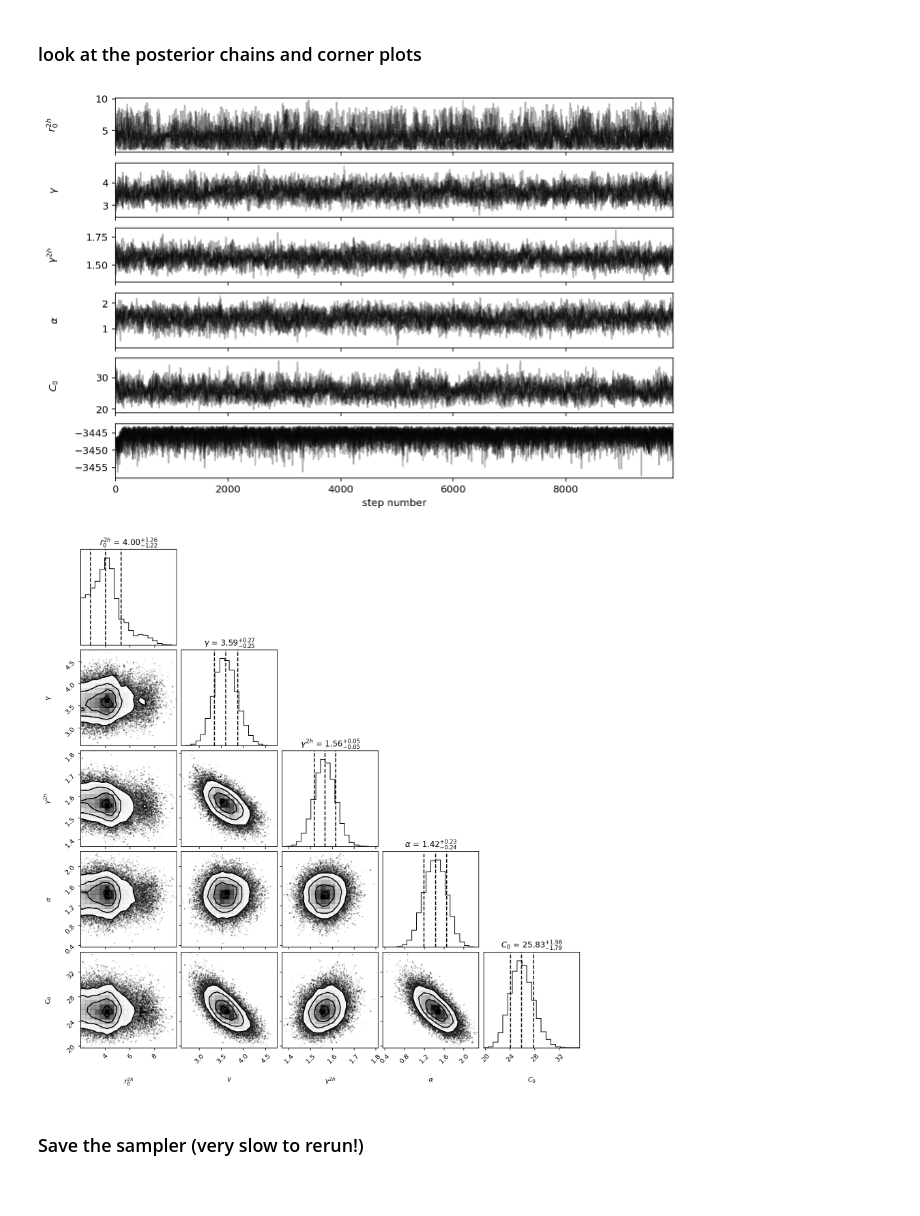
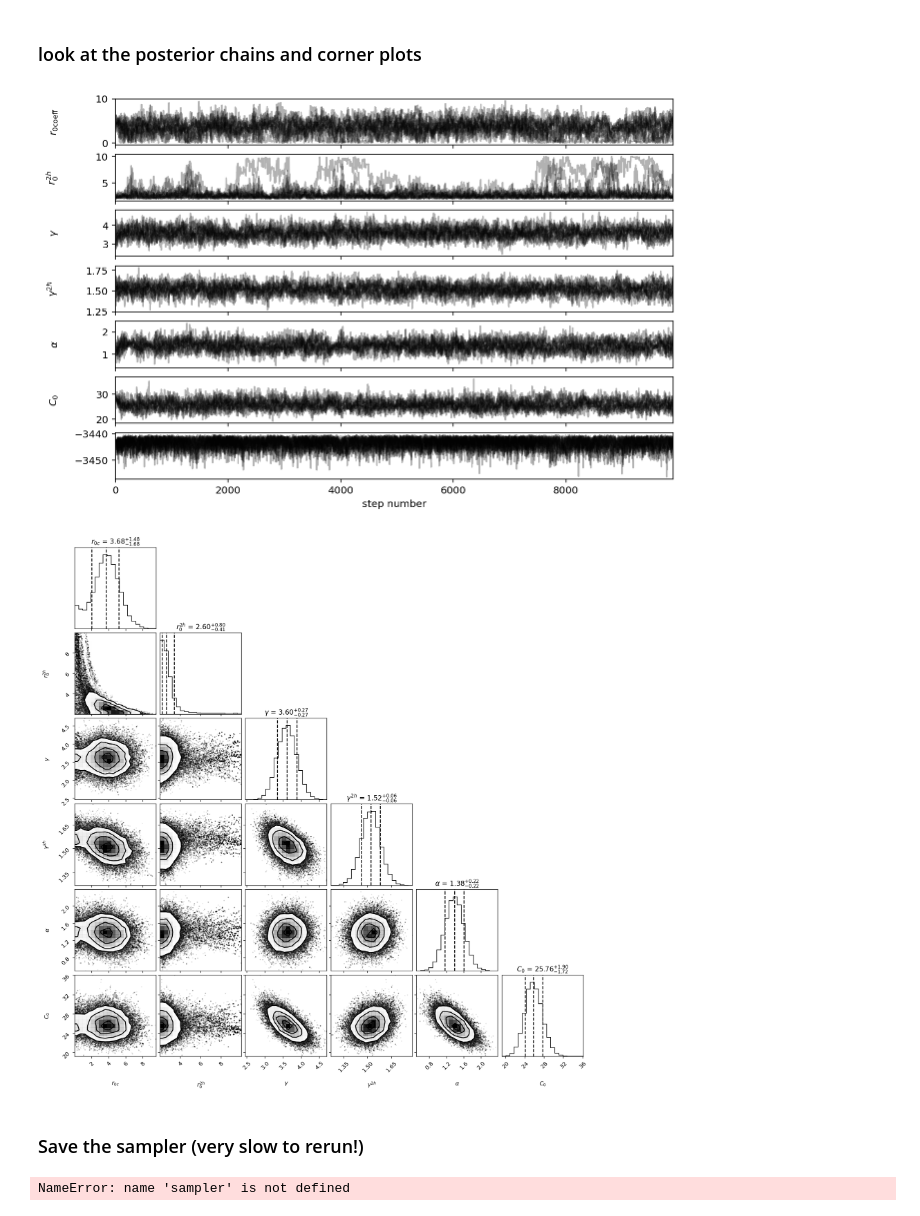
Before and after one commit to mattcwilde/1halo2halo, a Jupyter notebook: haloclustering/notebooks/rvir_as_r0/model_rvir_as_r0.ipynb, the cells around one changed output. Saved outputs shown, nothing was run; the diff lists cells and outputs as text; code cells hidden in the pictures.

Commit message:
add r0 coeff

```diff
--- a/haloclustering/notebooks/rvir_as_r0/model_rvir_as_r0.ipynb
+++ b/haloclustering/notebooks/rvir_as_r0/model_rvir_as_r0.ipynb
@@ -60,7 +63,7 @@ $\langle dN/dz\rangle = C_0(1 + z)^{\alpha}$
 
 need to set initial parameters and bounds
 # %%
-r_0_initial = 1 # clustering scale
+r_0_coeff_initial = 1 # clustering scale
 r_0_2 = 4
 beta_initial = 0.5
 beta_2_initial = 0.05
@@ -69,8 +72,8 @@ gamma_2_initial = 1.7
 b_initial = 1. # additive constant to take care of normalization
 dndz_index = 1.2 # dN/dz powerlaw index
 dndz_coeff = 27
-initial = np.array([gamma_initial, r_0_2, gamma_2_initial, dndz_index, dndz_coeff])
-bounds = ((0, 10), (0, 10), (0, 2), (-3, 3), (0, 35))
+initial = np.array([r_0_coeff_initial, gamma_initial, r_0_2, gamma_2_initial, dndz_index, dndz_coeff])
+bounds = ((0, 10), (0, 10), (0, 10), (0, 2), (-3, 3), (0, 35))
 # %%
 # instantiate the model
 rvirModel = Model(data)
@@ -116,29 +121,29 @@ sampler = evaluate.posterior_sampler(soln, rvirModel.log_probability)
 # %%
 samples = sampler.get_chain(discard=100)
 flat_samples = sampler.get_chain(discard=100, thin=1, flat=True)
 ndim = samples.shape[2]
 
 # plot
 fig, axes = plt.subplots(nrows=ndim+1, figsize=(10, 7), sharex=True)
-labels = [r"$r_0^{2h}$", r"$\gamma$", r"$\gamma^{2h}$", r'$\alpha$', r'$C_0$']
+labels = [r"$r_{0}^{\rm coeff}$", r"$r_0^{2h}$", r"$\gamma$", r"$\gamma^{2h}$", r'$\alpha$', r'$C_0$']
 for i in range(ndim):
     ax = axes[i]
     ax.plot(samples[:, :, i], "k", alpha=0.3)
     ax.set_xlim(0, len(samples))
     ax.set_ylabel(labels[i])
     ax.yaxis.set_label_coords(-0.1, 0.5)
 
 axes[-1].set_xlabel("step number")
 
 axes[-1].plot(sampler.lnprobability.T, "k", alpha=0.3);
 # %% [output]
-[figure, old version]
+[figure, new version]
 # %%
 fig = corner.corner(
     flat_samples, labels=labels, quantiles=[0.16, 0.5, 0.84], show_titles=True, title_kwargs={"fontsize": 12}
 );
 # %% [output]
-[figure, old version]
+[figure, new version]
 # %% [markdown]
 ### Save the sampler (very slow to rerun!)
 # %%
@@ -146,3 +151,7 @@ import pickle
 # save the sampler
 with open("model_rvir_as_r0_sampler.pkl", "wb") as f:
     pickle.dump(sampler, f)
+# %%
+sampler
+# %% [output]
+NameError: name 'sampler' is not defined
```
Also changed, not shown: parts of 6 cells of this notebook, 3 other files.
